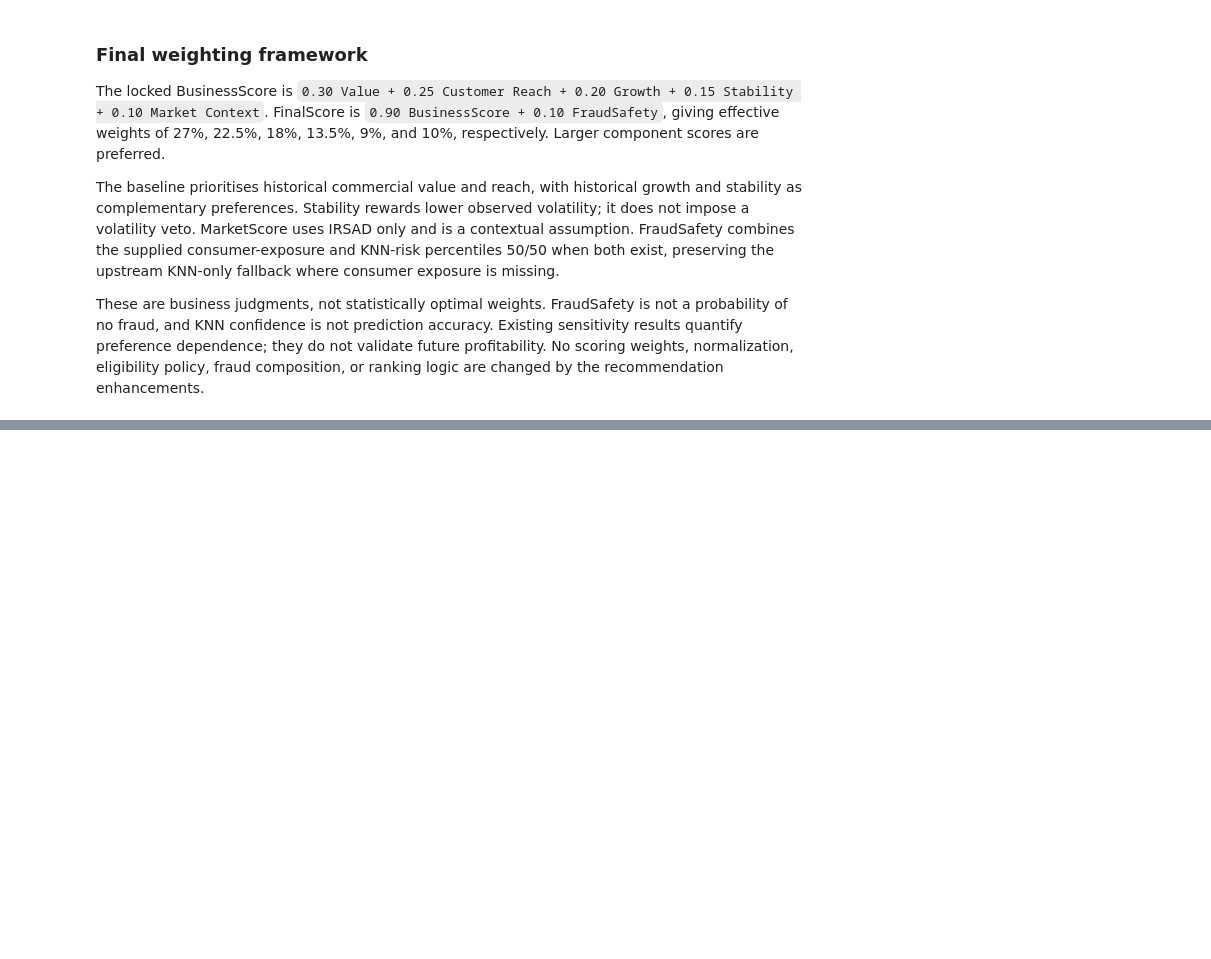
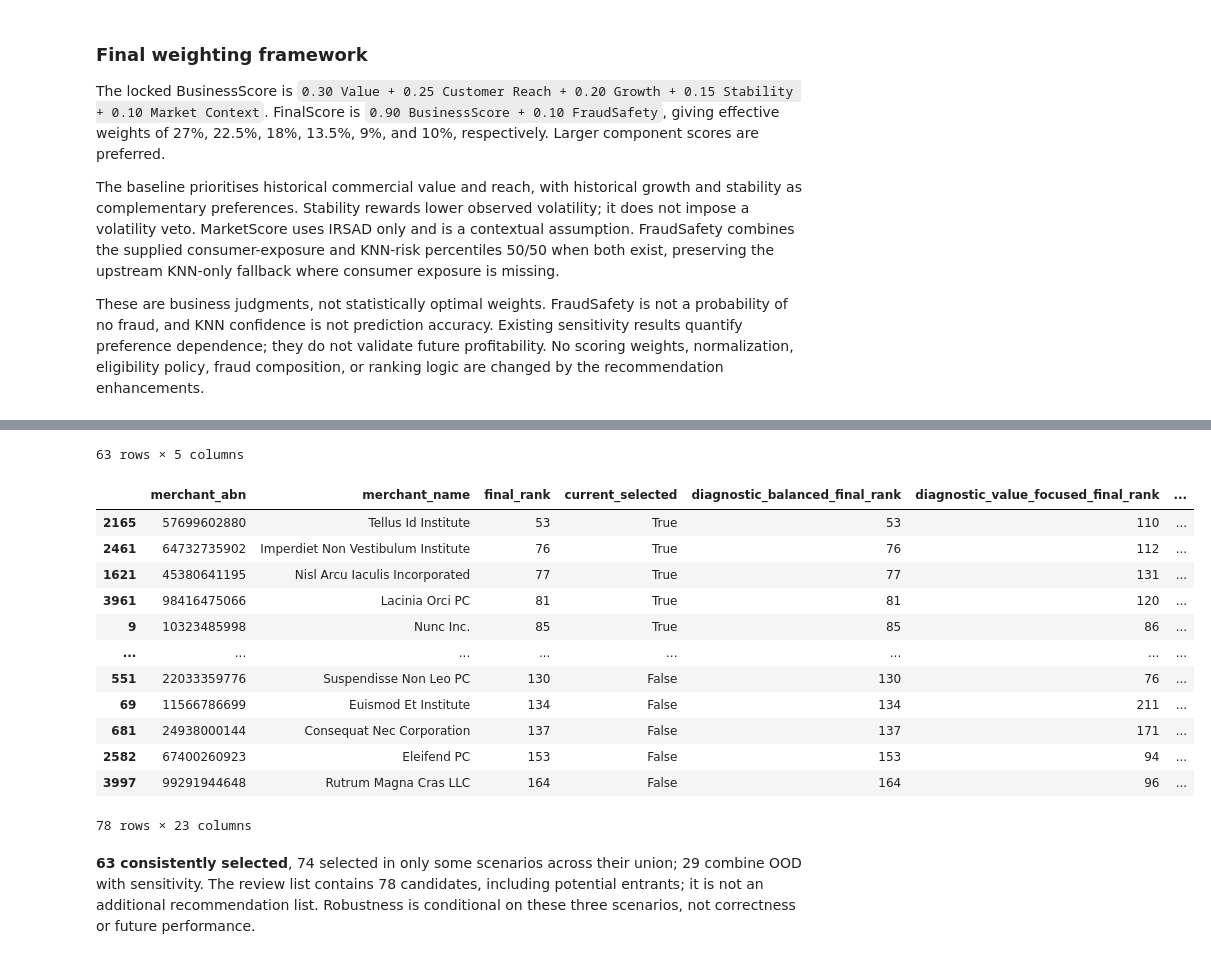
Before and after one commit to yixxx111/MAST30034-Project-2-Group-50, a Jupyter notebook: member5_ranking/ranking_summary.ipynb, the cells around one changed output, grey strips where cells are left out. Cells and saved outputs as stored; diff of their text form; code cells hidden in the pictures; blank space fills up the shorter version.

```diff
--- a/member5_ranking/ranking_summary.ipynb
+++ b/member5_ranking/ranking_summary.ipynb
@@ -1249,0 +1429,65 @@ does not alter the locked ranking or allocate extra slots.
+# %%
+scenario_rank_cols, scenario_selected_cols = [], []
+final_scenario_sets = {}
+for scenario_name, weights in SCENARIOS.items():
+    assert np.isclose(sum(weights.values()), 1)
+    score_col = f"diagnostic_{scenario_name}_final_score"
+    rank_col = f"diagnostic_{scenario_name}_final_rank"
+    selected_col = f"diagnostic_{scenario_name}_selected"
+    useful[score_col] = .9 * sum(useful[c] * w for c, w in weights.items()) + .1 * useful.risk_safety_score
+    useful[rank_col] = useful[score_col].rank(method="min", ascending=False).astype(int)
+    final_scenario_sets[scenario_name] = diagnostic_top100(useful, score_col)
+    useful[selected_col] = useful.merchant_abn.isin(final_scenario_sets[scenario_name])
+    scenario_rank_cols.append(rank_col)
+    scenario_selected_cols.append(selected_col)
+np.testing.assert_allclose(useful.diagnostic_balanced_final_score, useful.final_score)
+assert final_scenario_sets['balanced'] == baseline_ids
+useful["scenario_selection_count"] = useful[scenario_selected_cols].sum(axis=1)
+useful["consistently_selected"] = useful.scenario_selection_count.eq(len(SCENARIOS))
+useful["selection_sensitive"] = useful.scenario_selection_count.between(1, len(SCENARIOS)-1)
+useful["final_scenario_best_rank"] = useful[scenario_rank_cols].min(axis=1)
+useful["final_scenario_worst_rank"] = useful[scenario_rank_cols].max(axis=1)
+useful["final_scenario_rank_range"] = useful.final_scenario_worst_rank - useful.final_scenario_best_rank
+useful["near_baseline_cutoff"] = useful.final_rank.between(80,120)
+useful["ood_and_selection_sensitive"] = useful.knn_out_of_distribution & useful.selection_sensitive
+scenario_summary_rows = []
+for a,b in combinations(SCENARIOS,2):
+    scenario_summary_rows.append(dict(scenario_a=a, scenario_b=b,
+        top100_overlap=len(final_scenario_sets[a]&final_scenario_sets[b]),
+        spearman_rank_correlation=useful[f'diagnostic_{a}_final_score'].rank().corr(useful[f'diagnostic_{b}_final_score'].rank()),
+        consistently_selected_count=int(useful.consistently_selected.sum()),
+        selected_union_count=int(useful.scenario_selection_count.gt(0).sum()),
+        selection_sensitive_count=int(useful.selection_sensitive.sum()),
+        baseline_selected_sensitive_count=int((useful.current_selected & useful.selection_sensitive).sum()),
+        near_cutoff_sensitive_count=int((useful.near_baseline_cutoff & useful.selection_sensitive).sum()),
+        ood_and_sensitive_count=int(useful.ood_and_selection_sensitive.sum()),
+        baseline_selected_ood_and_sensitive_count=int((useful.current_selected & useful.ood_and_selection_sensitive).sum()),
+        baseline_top100_rank_range_median=useful.loc[useful.current_selected,'final_scenario_rank_range'].median(),
+        baseline_top100_rank_range_max=useful.loc[useful.current_selected,'final_scenario_rank_range'].max()))
+final_business_summary = pd.DataFrame(scenario_summary_rows)
+final_business_summary.to_csv(RESULTS_DIR/'final_business_sensitivity_summary.csv',index=False)
+scenario_detail_cols = ['merchant_abn','merchant_name','final_rank','current_selected'] + scenario_rank_cols + scenario_selected_cols + [
+    'scenario_selection_count','consistently_selected','selection_sensitive','near_baseline_cutoff',
+    'final_scenario_best_rank','final_scenario_worst_rank','final_scenario_rank_range',
+    'knn_confidence_score','knn_out_of_distribution','low_sample_growth_estimate','ood_and_selection_sensitive']
+scenario_details = useful[scenario_detail_cols].sort_values('final_rank')
+scenario_details.to_csv(RESULTS_DIR/'final_business_sensitivity_merchants.csv',index=False)
+review_mask = useful.selection_sensitive | (useful.current_selected & (useful.knn_out_of_distribution | useful.low_sample_growth_estimate))
+review_list = useful.loc[review_mask,scenario_detail_cols].copy()
+review_list['review_reason'] = review_list.apply(lambda x: '; '.join(
+    label for flag,label in [(x.selection_sensitive,'Membership depends on business preferences'),
+                             (x.knn_out_of_distribution,'OOD: weak relative model support'),
+                             (x.low_sample_growth_estimate,'Thin growth history')]
+    if flag),axis=1)
+review_list['stakeholder_action'] = 'Review business priorities and current evidence; no automatic rejection, score penalty or extra slots.'
+review_list = review_list.sort_values(['ood_and_selection_sensitive','current_selected','final_rank'],ascending=[False,False,True])
+review_list.to_csv(RESULTS_DIR/'final_business_sensitivity_review_list.csv',index=False)
+display(final_business_summary)
+display(scenario_details.loc[scenario_details.consistently_selected,['merchant_name','final_rank']+scenario_rank_cols])
+display(review_list)
+display(Markdown(f"**{int(useful.consistently_selected.sum())} consistently selected**, "
+    f"{int(useful.selection_sensitive.sum())} selected in only some scenarios across their union; "
+    f"{int(useful.ood_and_selection_sensitive.sum())} combine OOD with sensitivity. "
+    f"The review list contains {len(review_list)} candidates, including potential entrants; it is not an additional recommendation list. "
+    "Robustness is conditional on these three scenarios, not correctness or future performance."))
+# %% [output]
@@ -1249,0 +1510,15 @@ does not alter the locked ranking or allocate extra slots.
+63 rows × 5 columns
+|  | merchant_abn | merchant_name | final_rank | current_selected | diagnostic_balanced_final_rank | diagnostic_value_focused_final_rank | ... |
+| 2165 | 57699602880 | Tellus Id Institute | 53 | True | 53 | 110 | ... |
+| 2461 | 64732735902 | Imperdiet Non Vestibulum Institute | 76 | True | 76 | 112 | ... |
+| 1621 | 45380641195 | Nisl Arcu Iaculis Incorporated | 77 | True | 77 | 131 | ... |
+| 3961 | 98416475066 | Lacinia Orci PC | 81 | True | 81 | 120 | ... |
+| 9 | 10323485998 | Nunc Inc. | 85 | True | 85 | 86 | ... |
+| ... | ... | ... | ... | ... | ... | ... | ... |
+| 551 | 22033359776 | Suspendisse Non Leo PC | 130 | False | 130 | 76 | ... |
+| 69 | 11566786699 | Euismod Et Institute | 134 | False | 134 | 211 | ... |
+| 681 | 24938000144 | Consequat Nec Corporation | 137 | False | 137 | 171 | ... |
+| 2582 | 67400260923 | Eleifend PC | 153 | False | 153 | 94 | ... |
+| 3997 | 99291944648 | Rutrum Magna Cras LLC | 164 | False | 164 | 96 | ... |
+78 rows × 23 columns
+**63 consistently selected**, 74 selected in only some scenarios across their union; 29 combine OOD with sensitivity. The review list contains 78 candidates, including potential entrants; it is not an additional recommendation list. Robustness is conditional on these three scenarios, not correctness or future performance.
```
Also changed, not shown: parts of 12 cells of this notebook, 14 other files.
